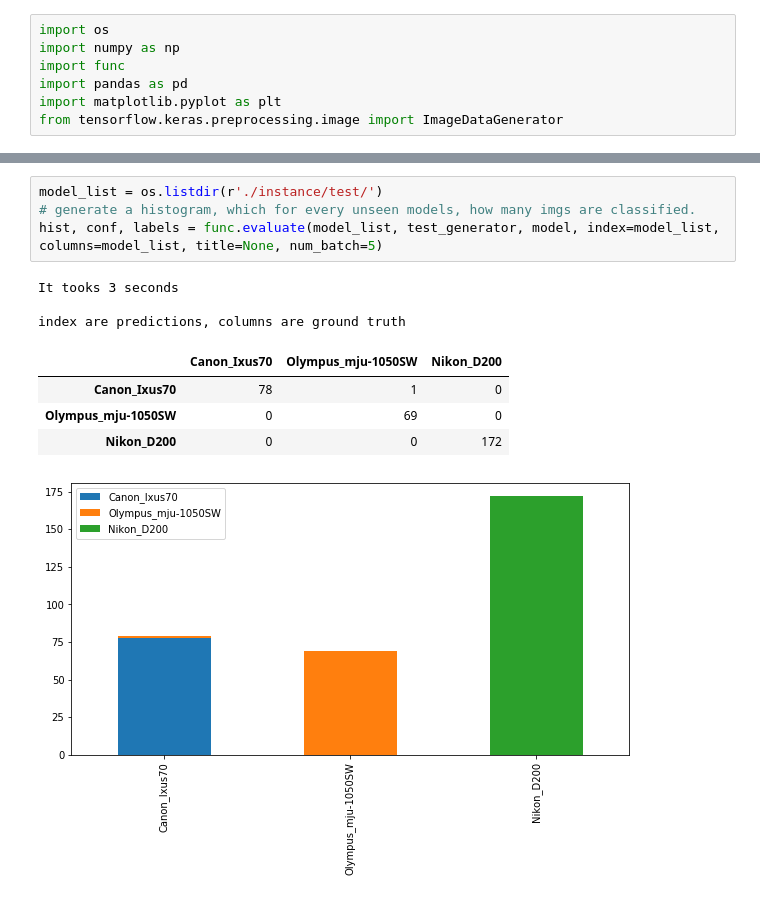
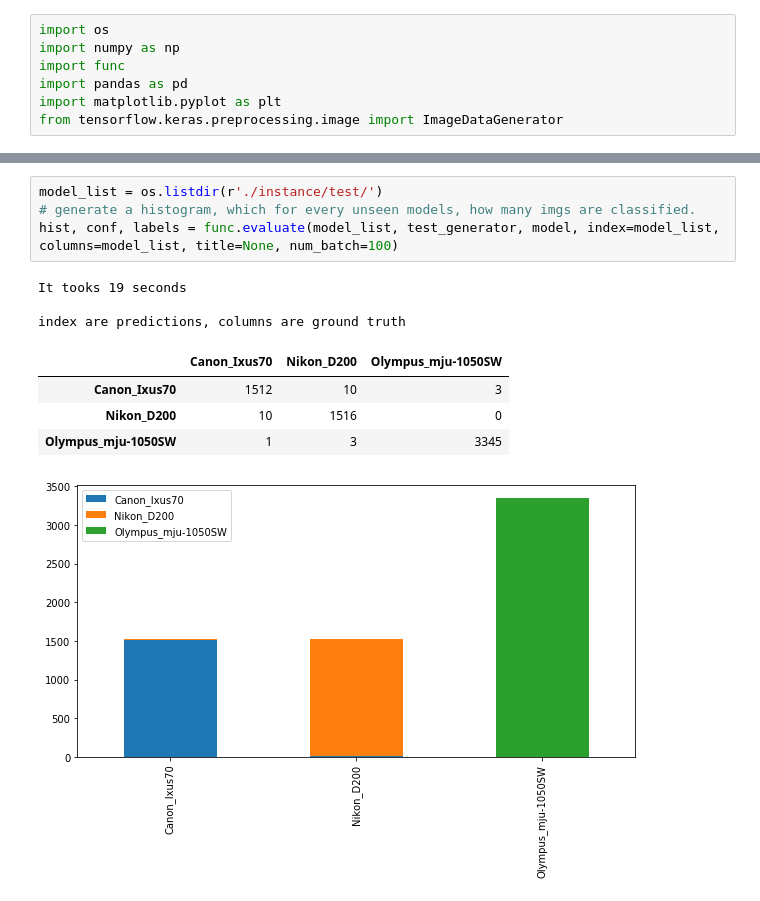
Before and after one commit to jiarongp/CamModel, a Jupyter notebook: ins_test.ipynb, the cells around one changed output, grey strips where cells are left out. Saved outputs shown, nothing was run; the diff lists cells and outputs as text.

```diff
--- a/ins_test.ipynb
+++ b/ins_test.ipynb
@@ -44,16 +48,16 @@ Found 39900 images belonging to 3 classes.
 # %%
 model_list = os.listdir(r'./instance/test/')
 # generate a histogram, which for every unseen models, how many imgs are classified.
-hist, conf, labels = func.evaluate(model_list, test_generator, model, index=model_list, columns=model_list, title=None, num_batch=5)
+hist, conf, labels = func.evaluate(model_list, test_generator, model, index=model_list, columns=model_list, title=None, num_batch=100)
 # %% [output]
-It tooks 3 seconds
+It tooks 19 seconds
 
 index are predictions, columns are ground truth
-|  | Canon_Ixus70 | Olympus_mju-1050SW | Nikon_D200 |
-| Canon_Ixus70 | 78 | 1 | 0 |
-| Olympus_mju-1050SW | 0 | 69 | 0 |
-| Nikon_D200 | 0 | 0 | 172 |
+|  | Canon_Ixus70 | Nikon_D200 | Olympus_mju-1050SW |
+| Canon_Ixus70 | 1512 | 10 | 3 |
+| Nikon_D200 | 10 | 1516 | 0 |
+| Olympus_mju-1050SW | 1 | 3 | 3345 |
-[figure, old version]
+[figure, new version]
 # %%
 mean, error = func.mean_error(labels, conf, model_list)
 
```
Also changed, not shown: parts of 2 cells of this notebook, 5 other files.
